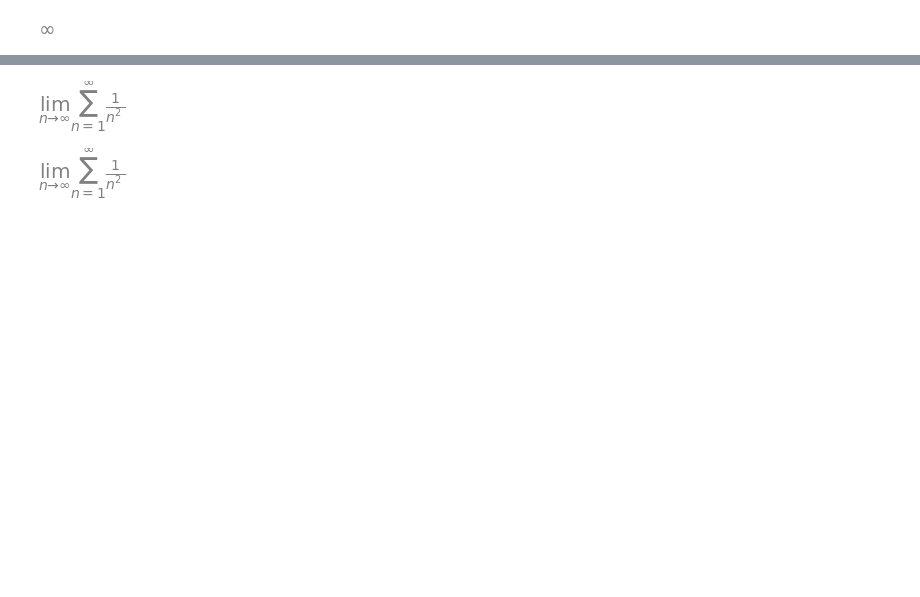
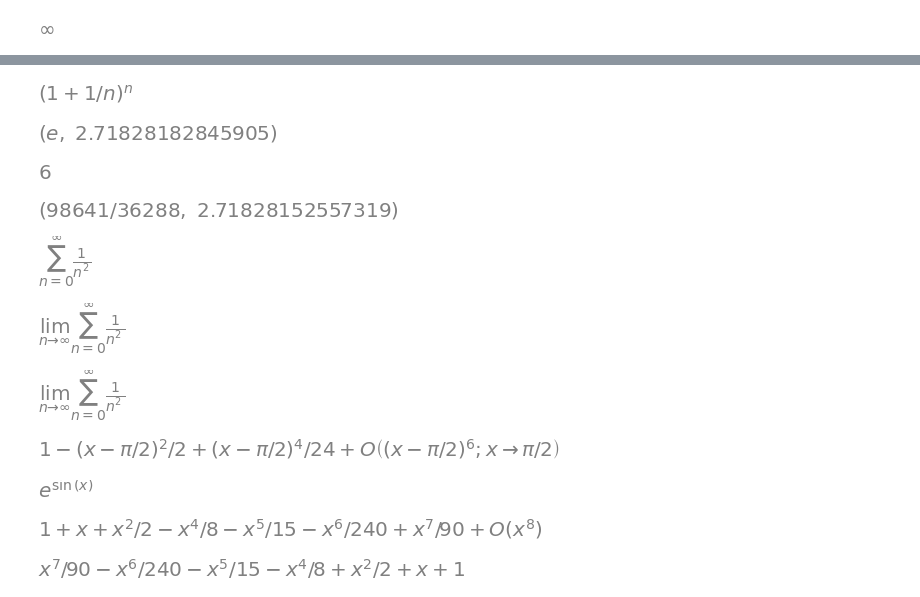
Before and after one commit to agentzero001/jupyter, a Jupyter notebook: Python_Libs/sympy.ipynb, the cells around one changed output, grey strips where cells are left out. Cells and saved outputs as stored; diff of their text form; code cells hidden in the pictures; blank space fills up the shorter version.

```diff
--- a/Python_Libs/sympy.ipynb
+++ b/Python_Libs/sympy.ipynb
@@ -109,9 +84,51 @@ series
-# %%
-series.limit(n, sp.oo)
-# %% [output]
-[figure, removed]
-# %%
-series_lim = series.limit(n, sp.oo)
-series_lim.evalf()
-# %% [output]
-[figure, removed]
+# %%
+f = (1 + (1/n))**n
+f
+# %% [output]
+[figure, added]
+# %%
+result = sp.limit(f, n, sp.oo) #sp.infinityyyyyyyyyyyyyyyyyyyyyyy
+result, result.evalf()
+# %% [output]
+[figure, added]
+# %%
+sp.factorial(3)
+# %% [output]
+[figure, added]
+# %%
+f3 = lambda n_: sum(1 / sp.factorial(n) * 1**n for n in range(n_))
+f3(10), f3(10).evalf()
+# %% [output]
+[figure, added]
+# %%
+series = sp.Sum(1/n**2, (n, 0, sp.oo))
+series
+# %% [output]
+[figure, added]
+# %%
+series.limit(n, sp.oo)
+# %% [output]
+[figure, added]
+# %%
+series_lim = series.limit(n, sp.oo)
+series_lim.evalf()
+# %% [output]
+[figure, added]
+# %%
+sp.series(sp.sin(x), x, sp.pi/2, n=6)
+# %% [output]
+[figure, added]
+# %%
+expr = sp.exp(sp.sin(x))
+expr
+# %% [output]
+[figure, added]
+# %%
+expr_ = sp.series(expr, x, 0, n=8)
+expr_
+# %% [output]
+[figure, added]
+# %%
+expr_.removeO()
+# %% [output]
+[figure, added]
```
Also changed, not shown: parts of 18 cells of this notebook, 1 other file.
